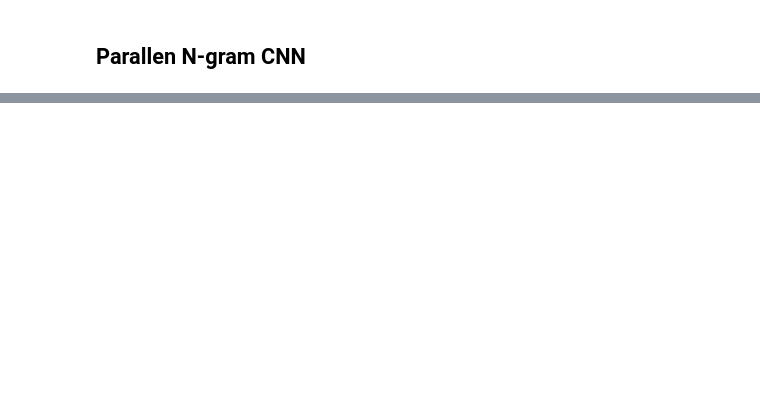
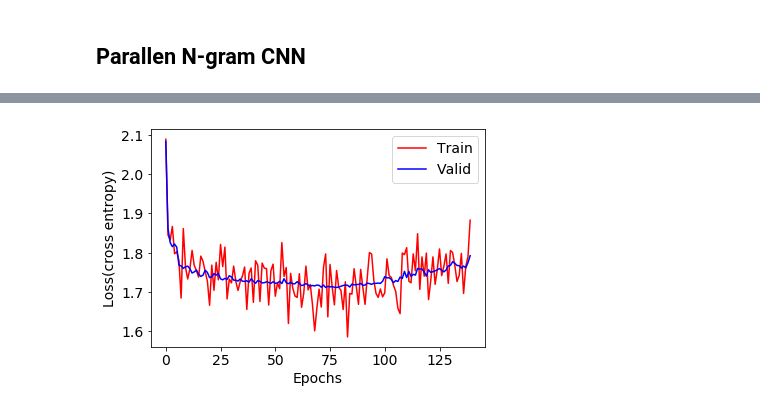
Before and after one commit to eunicebes/Machine-Learning-Course, a Jupyter notebook: CNN_Emotion_Analysis/text-cnn-emotion-200-distance-supervised.ipynb, the cells around one changed output, grey strips where cells are left out. Cells and saved outputs as stored; diff of their text form; code cells hidden in the pictures; blank space fills up the shorter version.

Commit message:
ngram cnn model

```diff
--- a/CNN_Emotion_Analysis/text-cnn-emotion-200-distance-supervised.ipynb
+++ b/CNN_Emotion_Analysis/text-cnn-emotion-200-distance-supervised.ipynb
@@ -1015,7 +1056,6 @@ def data_iterator(X, y):
 iter_ = data_iterator(tweets_train, senti_train)
 
 valid_iter_ = data_iterator(tweets_valid, senti_valid)
-
 round_of_epochs = int(tweets_train.shape[0]/batch_size)
 valid_rounds_of_epochs = int(tweets_valid.shape[0]/batch_size)
 
@@ -1024,12 +1064,15 @@ test_loss  = []
 
 train_f1 = []
 test_f1 = []
-x_axis = np.arange(0., epochs_num, 1)
+
 saver = tf.train.Saver() # to store the model
 
 best_valid_acc = 0
 
 testing_res = []
+
+validation_rounds = 0
+epochs_num = 5
 with tf.Session() as sess:
     # Initialize all variables
 #     if os.path.exists('./model/emo_504.ckpt.meta'):
@@ -1041,55 +1084,62 @@ with tf.Session() as sess:
     sess.run(word2vec.assign(distance_supervised_embeddings))# Assign the pretrain word2vec
 
     for epochs in range(epochs_num): # starting the training process and set the epochs_num
-        for _ in range(round_of_epochs):
+        for roun in range(round_of_epochs):
 #             train, label = sess.run(train_next_batch) # Get the mini-batch data sample from tensorflow
             train, label = next(iter_) # Get the mini-batch data sample from tensorflow
 
-            sess.run(train_step, feed_dict={X:train, y:label}) # Feed the features, labe, training_mode  to network to train
+            if roun % 500 == 0: # go to validation
+                validation_rounds +=1
 
-        # An epoch finish
+                # Round finish
+                loss, pred, acc = sess.run([cross_entropy, predicted_class, accuracy], feed_dict={X:train, y:label, mode:False})
 
-        loss, pred, acc = sess.run([cross_entropy, predicted_class, accuracy], feed_dict={X:train, y:label})
+                # Validation
+                valid_loss_list = []
+                predict_res = np.zeros(batch_size)
+                t_label = np.zeros(batch_size)
+                valid_acc_list = []
+                for _ in range(valid_rounds_of_epochs):
+                    x_valid, y_valid = next(valid_iter_) # Get the mini-batch data sample from tensorflow
+                    t_loss, t_pred, t_accuracy = sess.run([cross_entropy, predicted_class, accuracy], feed_dict={X:x_valid, y:y_valid, mode:False})
+                    valid_loss_list.append(t_loss)
+                    predict_res = np.concatenate((predict_res, t_pred))
+                    t_label = np.concatenate((t_label, y_valid))
+                    valid_acc_list.append(t_accuracy)
+                # An epoch finish
+        #         t_loss, t_pred = sess.run([cross_entropy,predicted_class], feed_dict={X:tweets_valid, y:senti_valid})
+                train_loss.append(loss)
+                test_loss.append(sum(valid_loss_list)/len(valid_loss_list))
+                train_f1.append(f1_score(label, pred, average='weighted'))
+                test_f1.append(f1_score(t_label[1:], predict_res[1:], average='weighted'))
 
-        # Validation
-        valid_loss_list = []
-        predict_res = np.zeros(batch_size)
-        t_label = np.zeros(batch_size)
-        valid_acc_list = []
-        for _ in range(valid_rounds_of_epochs):
-            x_valid, y_valid = next(valid_iter_) # Get the mini-batch data sample from tensorflow
-            t_loss, t_pred, t_accuracy = sess.run([cross_entropy, predicted_class, accuracy], feed_dict={X:x_valid, y:y_valid})
-            valid_loss_list.append(t_loss)
-            predict_res = np.concatenate((predict_res, t_pred))
-            t_label = np.concatenate((t_label, y_valid))
-            valid_acc_list.append(t_accuracy)
-        # An epoch finish
-#         t_loss, t_pred = sess.run([cross_entropy,predicted_class], feed_dict={X:tweets_valid, y:senti_valid})
-        train_loss.append(loss)
-        test_loss.append(sum(valid_loss_list)/len(valid_loss_list))
-        train_f1.append(f1_score(label, pred, average='weighted'))
-        test_f1.append(f1_score(t_label[1:], predict_res[1:], average='weighted'))
+                t_acc = sum(valid_acc_list)/len(valid_acc_list)
 
-        t_acc = sum(valid_acc_list)/len(valid_acc_list)
+                test_pred, test_acc = sess.run([predicted_class, accuracy], feed_dict={X:tweets_test, y:senti_test, mode:False})
+                print("{} - {:3d} epoch, {:5d} round, loss:{:.3f}, acc:{:.3f}/{:.3f}, f1:{:.3f}/{:.3f}, test acc:{:.3f}".format(
+                    datetime.datetime.now().strftime("%Y-%m-%d %H:%M:%S"),
+                    epochs+1,
+                    roun+1,
+                    loss,
+                    acc,
+                    t_acc,
+                    f1_score(label, pred, average='weighted'),
+                    f1_score(t_label[1:], predict_res[1:], average='weighted'),
+                    test_acc
+                    )
+                )
+                testing_res.append(test_pred)
+            # Train
+            sess.run(train_step, feed_dict={X:train, y:label, mode:True}) # Feed the features, labe, training_mode  to network to train
 
-        test_pred, test_acc = sess.run([predicted_class, accuracy], feed_dict={X:tweets_test, y:senti_test})
-        print("{} - {:3d} epoch, loss:{:.3f}, accuracy:{:.3f}/{:.3f}, f1-score:{:.3f}/{:.3f}, test acc:{:.3f}".format(
-            datetime.datetime.now().strftime("%Y-%m-%d %H:%M:%S"),
-            epochs+1,
-            loss,
-            acc,
-            t_acc,
-            f1_score(label, pred, average='weighted'),
-            f1_score(t_label[1:], predict_res[1:], average='weighted'),
-            test_acc
-            )
-        )
 
-        testing_res.append(test_pred)
-        if best_valid_acc < t_acc:
-            best_valid_acc = t_acc
-            save_path = saver.save(sess, "./model/emo_"+str(t_acc)[2:5]+".ckpt")
 
+
+#         if best_valid_acc < t_acc:
+#             best_valid_acc = t_acc
+#             save_path = saver.save(sess, "./model/emo_"+str(t_acc)[2:5]+".ckpt")
+
+    x_axis = np.arange(0., validation_rounds, 1)
     plt.rcParams['font.size'] = 14
     plt.plot(x_axis, train_loss, 'r', x_axis, test_loss, 'b')
     plt.legend(['Train', 'Valid'], loc='upper right')
@@ -1118,0 +1173 @@ with tf.Session() as sess:
+[figure, added]
```
Also changed, not shown: parts of 14 cells of this notebook.
